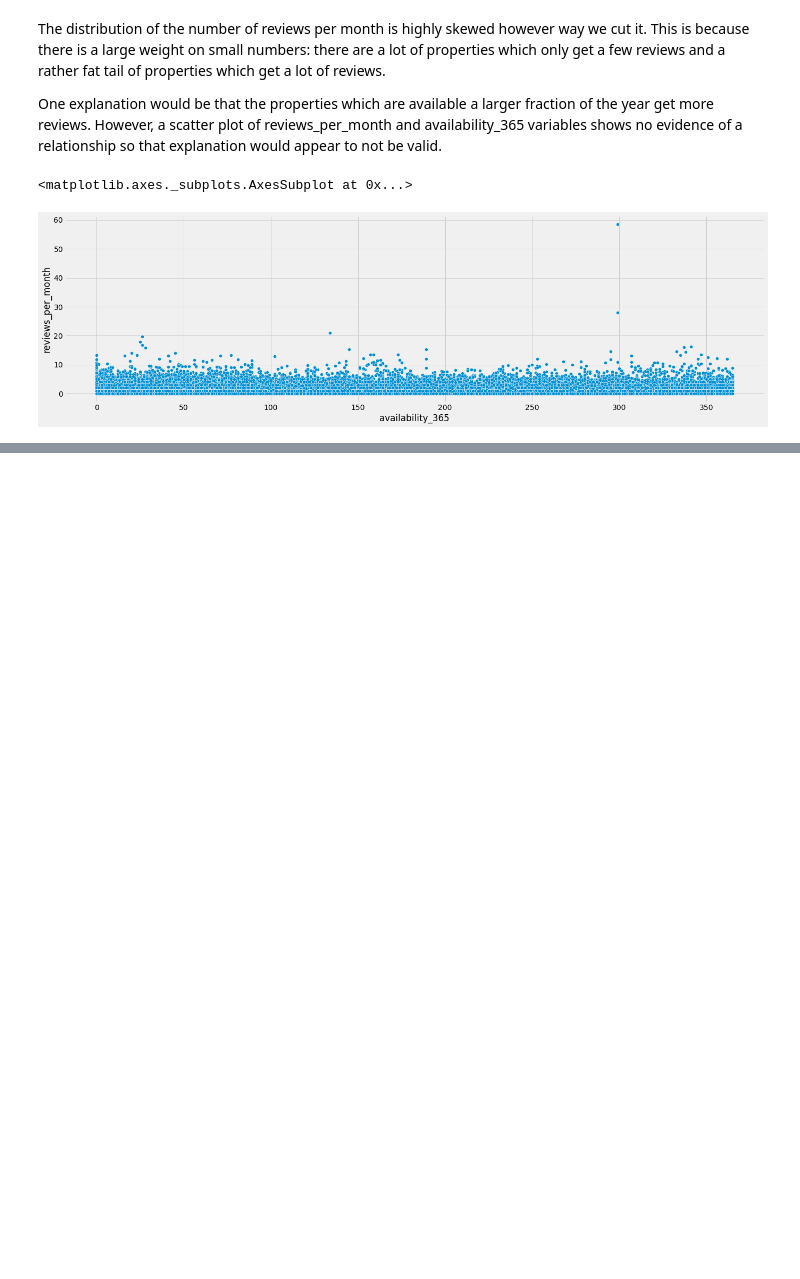
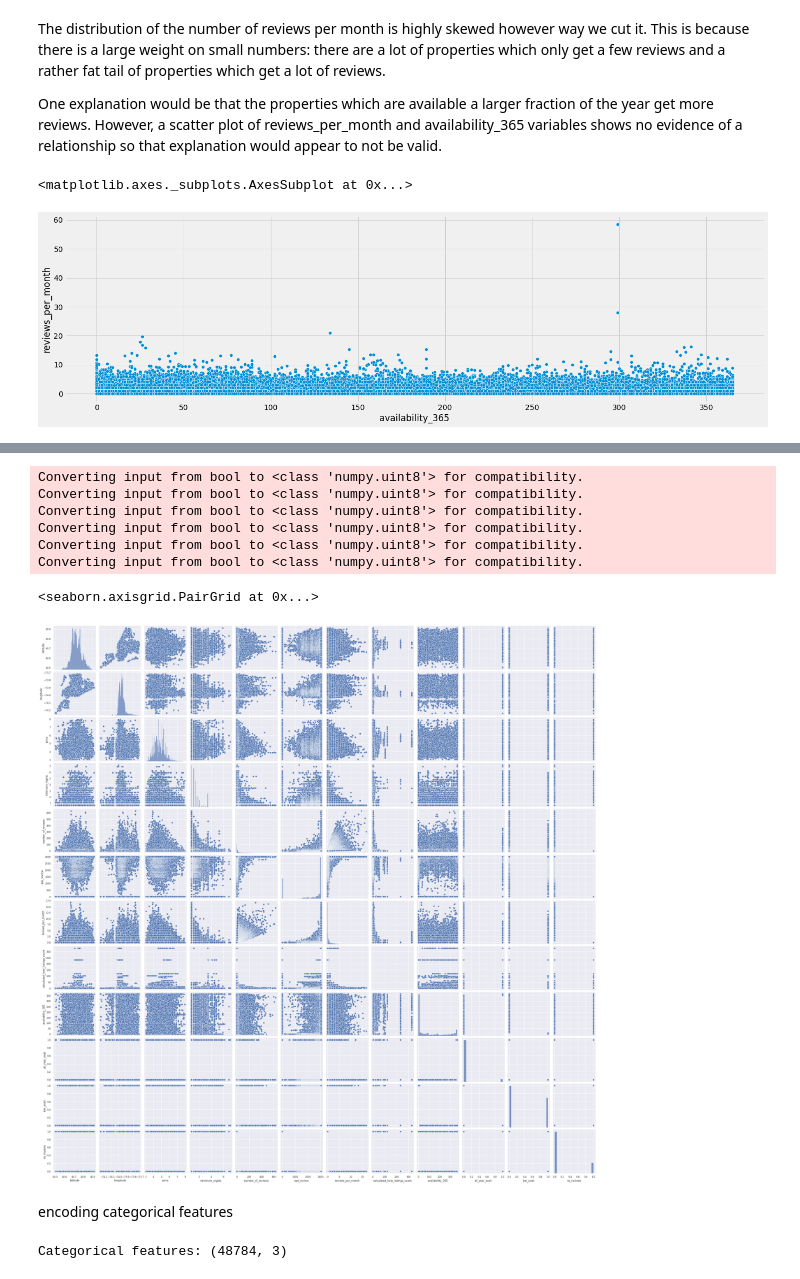
Before and after one commit to gauriverma19/NYC_AIRBNB_PRICE_PREDICTION, a Jupyter notebook: airbnb2.ipynb, the cells around one changed output, grey strips where cells are left out. Cells and saved outputs as stored; diff of their text form; code cells hidden in the pictures; blank space fills up the shorter version.

```diff
--- a/airbnb2.ipynb
+++ b/airbnb2.ipynb
@@ -280,0 +312,19 @@ check
+# %%
+#pair plot
+sns.pairplot(data.select_dtypes(exclude=['object']))
+# %% [output]
+Converting input from bool to <class 'numpy.uint8'> for compatibility.
+Converting input from bool to <class 'numpy.uint8'> for compatibility.
+Converting input from bool to <class 'numpy.uint8'> for compatibility.
+Converting input from bool to <class 'numpy.uint8'> for compatibility.
+Converting input from bool to <class 'numpy.uint8'> for compatibility.
+Converting input from bool to <class 'numpy.uint8'> for compatibility.
+<seaborn.axisgrid.PairGrid at 0x...>
+[figure, added]
+# %% [markdown]
+encoding categorical features
+# %%
+categorical_features = data.select_dtypes(include=['object'])
+print('Categorical features: {}'.format(categorical_features.shape))
+# %% [output]
+Categorical features: (48784, 3)
```
Also changed, not shown: parts of 18 cells of this notebook.
